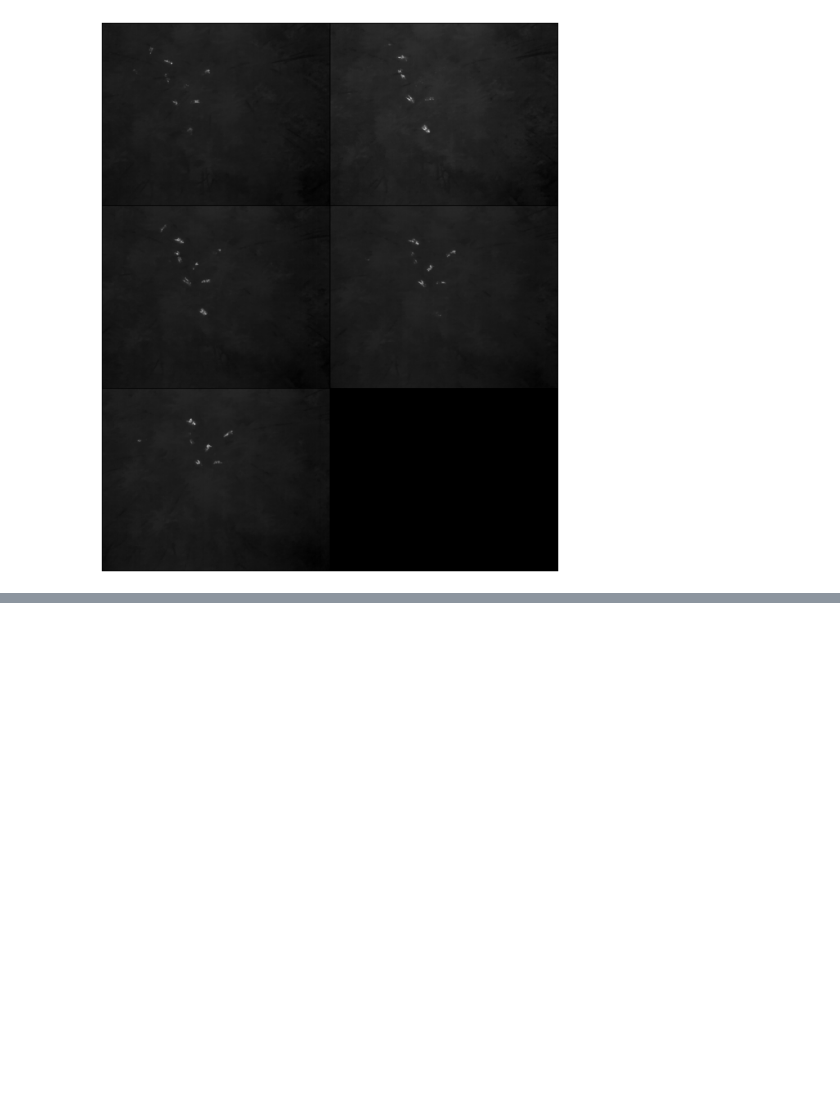
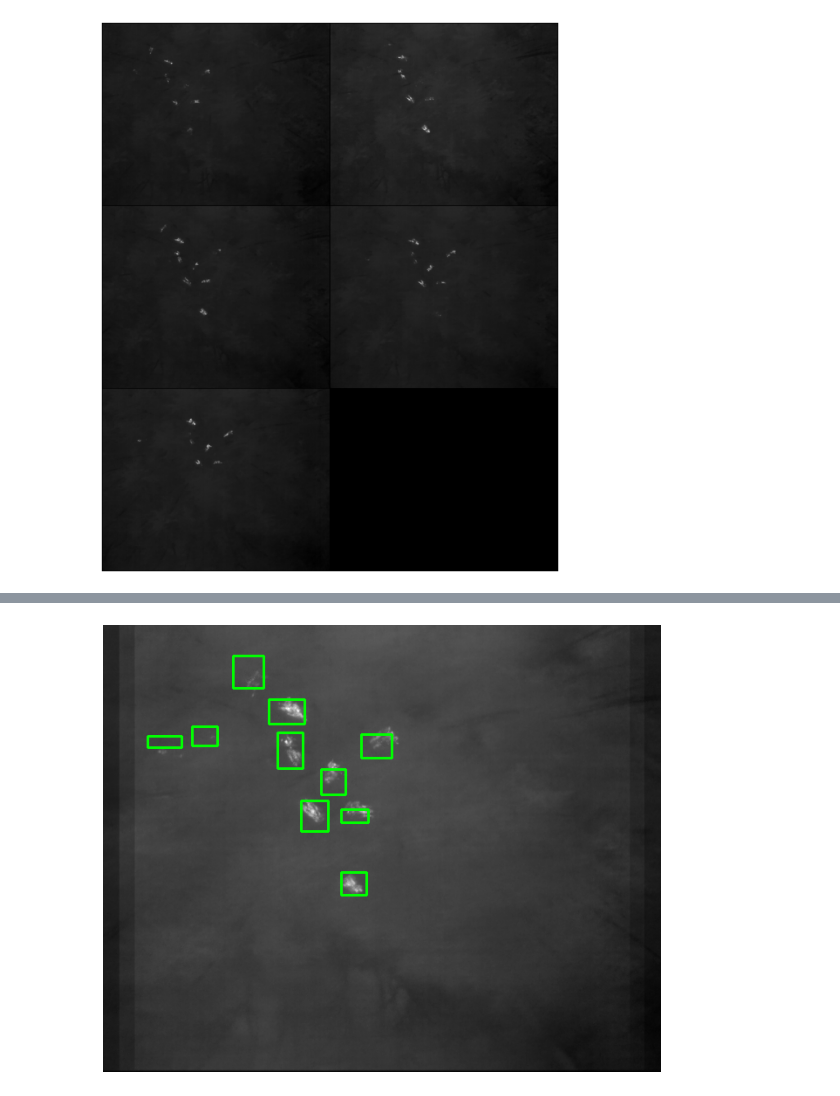
Before and after one commit to christophostertag/SAR-Python, a Jupyter notebook: main.ipynb, the cells around one changed output, grey strips where cells are left out. Saved outputs shown, nothing was run; the diff lists cells and outputs as text; code cells hidden in the pictures; blank space fills up the shorter version.

```diff
--- a/main.ipynb
+++ b/main.ipynb
@@ -195,0 +141,30 @@ NameError: name 'K' is not defined
+# %%
+# bounding boxes are not always axis aligned
+def aabb(polys: List[np.ndarray]) -> np.ndarray:
+    bboxes = np.empty((len(polys), 4), dtype=np.float32)
+    for i, poly in enumerate(polys):  # height, width
+        # poly given as (x, y) points
+        x = poly[:, 0]
+        y = poly[:, 1]
+        xmin, ymin = x.min(), y.min()
+        xmax, ymax = x.max(), y.max()
+        width = xmax - xmin
+        height = ymax - ymin
+        bboxes[i, :] = (xmin, ymin, width, height)
+    return bboxes
+
+
+def annotate_aabb(image, bboxes, color=(0, 255, 0)):
+    image = image[..., None].repeat(3, axis=-1)  # rgb image
+    for bbox in bboxes:
+        image = cv2.rectangle(image, bbox,
+            color=color, thickness=2)
+    return image  # annotation drawn on top
+# %%
+polys = [np.array(poly) for poly in polys]
+bboxes = aabb(polys)
+
+# here we already had AABB so nothing changed
+show_image(annotate_aabb(integral, bboxes), figsize=(10, 15))
+# %% [output]
+[figure, added]
```
Also changed, not shown: parts of 23 cells of this notebook, 2 other files.
